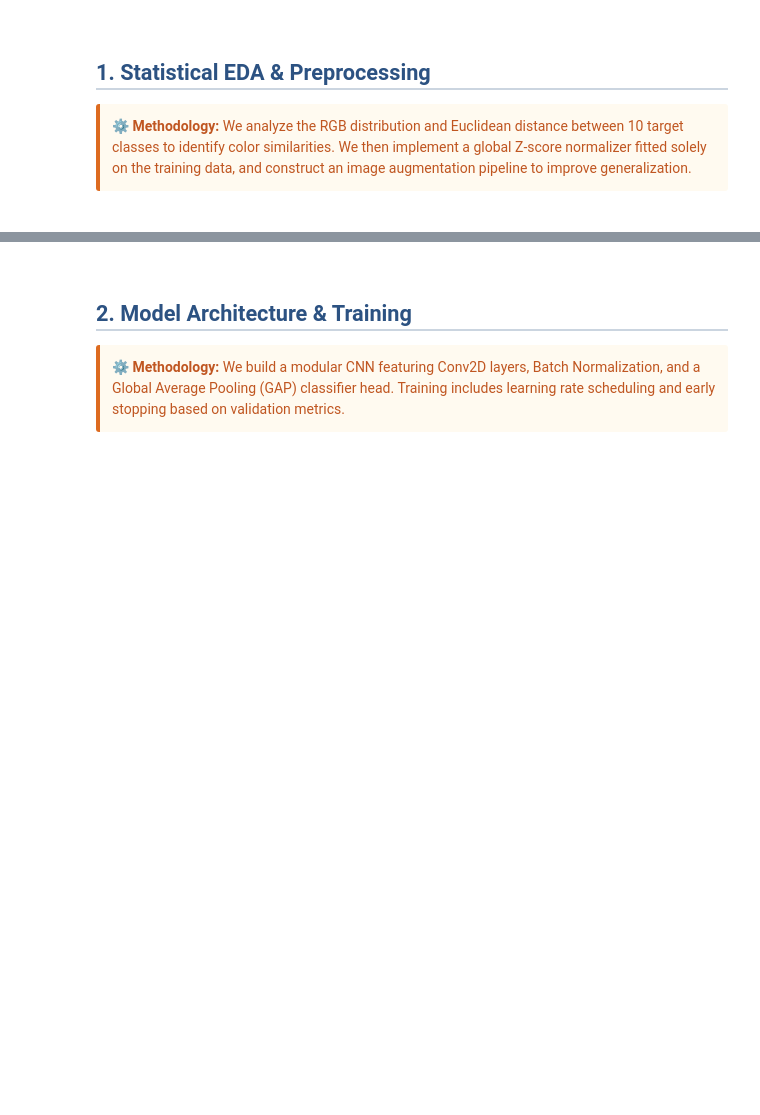
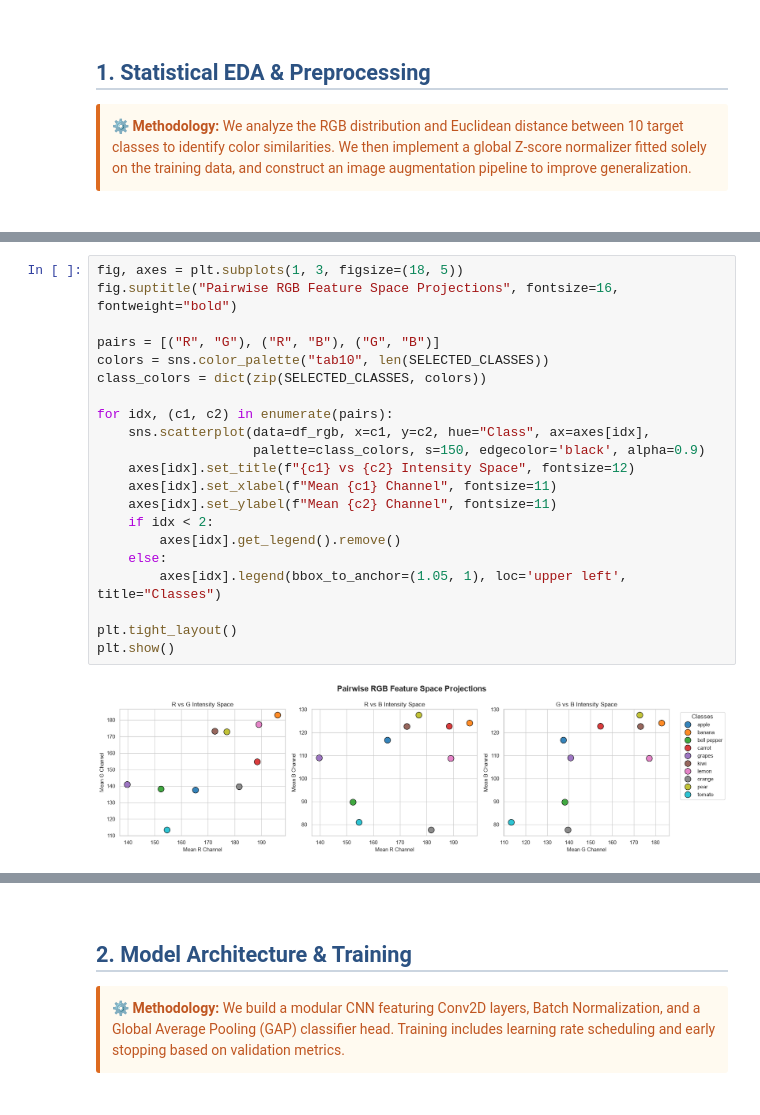
Before and after one commit to Parsa-Saeednia/UT-DataScience-Spring2026, a Jupyter notebook: Assignments/CA4/02_CNN_Robustness_and_GradCAM.ipynb, the cells around one changed output, grey strips where cells are left out. Cells and saved outputs as stored; diff of their text form; blank space fills up the shorter version.

Commit message:
add the Dataset Description and Color Distribution Analysis

```diff
--- a/Assignments/CA4/02_CNN_Robustness_and_GradCAM.ipynb
+++ b/Assignments/CA4/02_CNN_Robustness_and_GradCAM.ipynb
@@ -38,0 +315,23 @@
+# %%
+fig, axes = plt.subplots(1, 3, figsize=(18, 5))
+fig.suptitle("Pairwise RGB Feature Space Projections", fontsize=16, fontweight="bold")
+
+pairs = [("R", "G"), ("R", "B"), ("G", "B")]
+colors = sns.color_palette("tab10", len(SELECTED_CLASSES))
+class_colors = dict(zip(SELECTED_CLASSES, colors))
+
+for idx, (c1, c2) in enumerate(pairs):
+    sns.scatterplot(data=df_rgb, x=c1, y=c2, hue="Class", ax=axes[idx],
+                    palette=class_colors, s=150, edgecolor='black', alpha=0.9)
+    axes[idx].set_title(f"{c1} vs {c2} Intensity Space", fontsize=12)
+    axes[idx].set_xlabel(f"Mean {c1} Channel", fontsize=11)
+    axes[idx].set_ylabel(f"Mean {c2} Channel", fontsize=11)
+    if idx < 2:
+        axes[idx].get_legend().remove()
+    else:
+        axes[idx].legend(bbox_to_anchor=(1.05, 1), loc='upper left', title="Classes")
+
+plt.tight_layout()
+plt.show()
+# %% [output]
+[figure, added]
```
Also changed, not shown: parts of 15 cells of this notebook, 2 other files.
